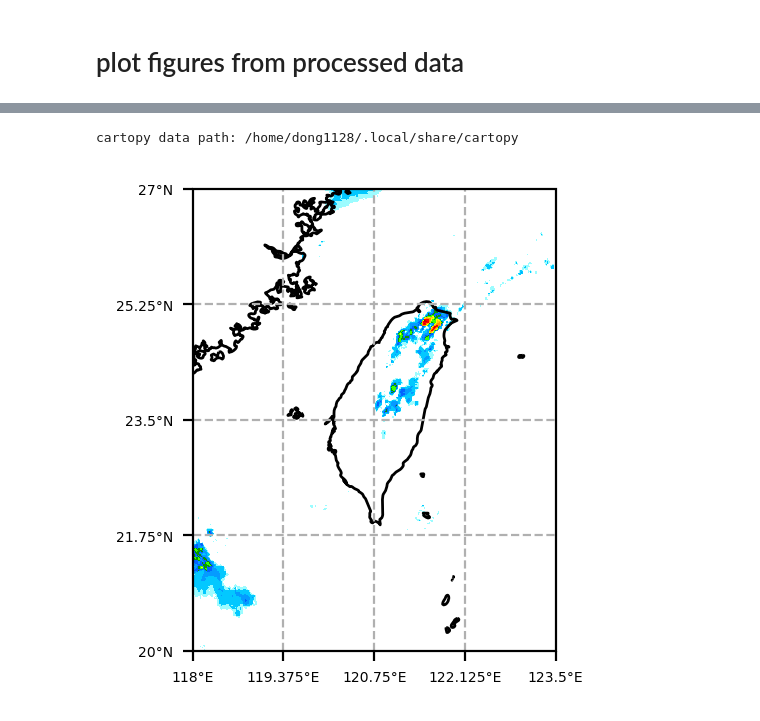
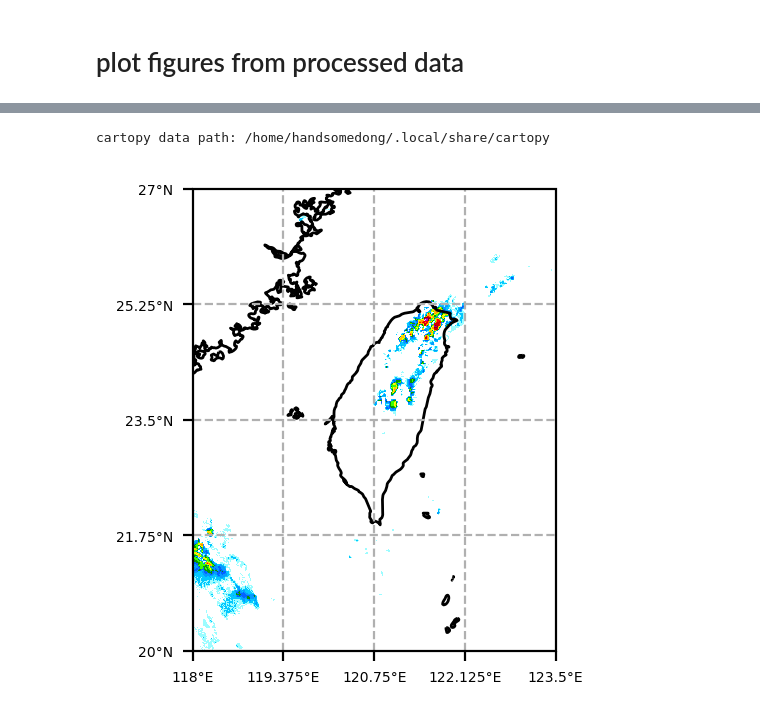
Before and after one commit to Chia-Tung/deepQPF_preparation, a Jupyter notebook: notebook/plot_figure.ipynb, the cells around one changed output, grey strips where cells are left out. Saved outputs shown, nothing was run; the diff lists cells and outputs as text; code cells hidden in the pictures.

```diff
--- a/notebook/plot_figure.ipynb
+++ b/notebook/plot_figure.ipynb
@@ -25,21 +4,25 @@ Note: you may need to restart the kernel to use updated packages.
 # import libraries
 %load_ext autoreload
 %autoreload 2
+import sys
 import numpy as np
-import sys
-sys.path.append('/home/dong1128/deepQPF_preparation')
+from pathlib import Path
+sys.path.append(str(Path.cwd().parent))
 
-import src.data_utils as du
+from src.file_readers.netcdf_reader import NetcdfReader
 from src.plot_map import plot
 # %% [output]
-cartopy data path: /home/dong1128/.local/share/cartopy
+cartopy data path: /home/handsomedong/.local/share/cartopy
 # %%
-file_path = '/work/dong1128/database/rain_accu_ten_min/2021/202106/20210604/20210604_0530.nc'
-data, lon, lat = du.Netcdf4DataLoader(file_path).extract_data('qperr', 'lon', 'lat')
+file_path = '/bk2/handsomedong/deepQPF_DB/rain_rate_ten_min_nc/2021/202106/20210604/20210604_0530.nc'
+file_reader = NetcdfReader()
+data = file_reader.read(file_path, 'qperr')
+lat = file_reader.read(file_path, 'lat')
+lon = file_reader.read(file_path, 'lon')
 
 plot(lon, lat, data, lon.min(), lon.max(), lat.min(), lat.max())
 # %% [output]
-[figure, old version]
+[figure, new version]
 # %%
 file_name = "/work/dong1128/database/rain_rate_compressed/2019/201901/20190101/20190101_0120.nc.gz"
 lon = np.linspace(118, 123.5, 441)
```
Also changed, not shown: parts of 4 cells of this notebook, 20 other files.
